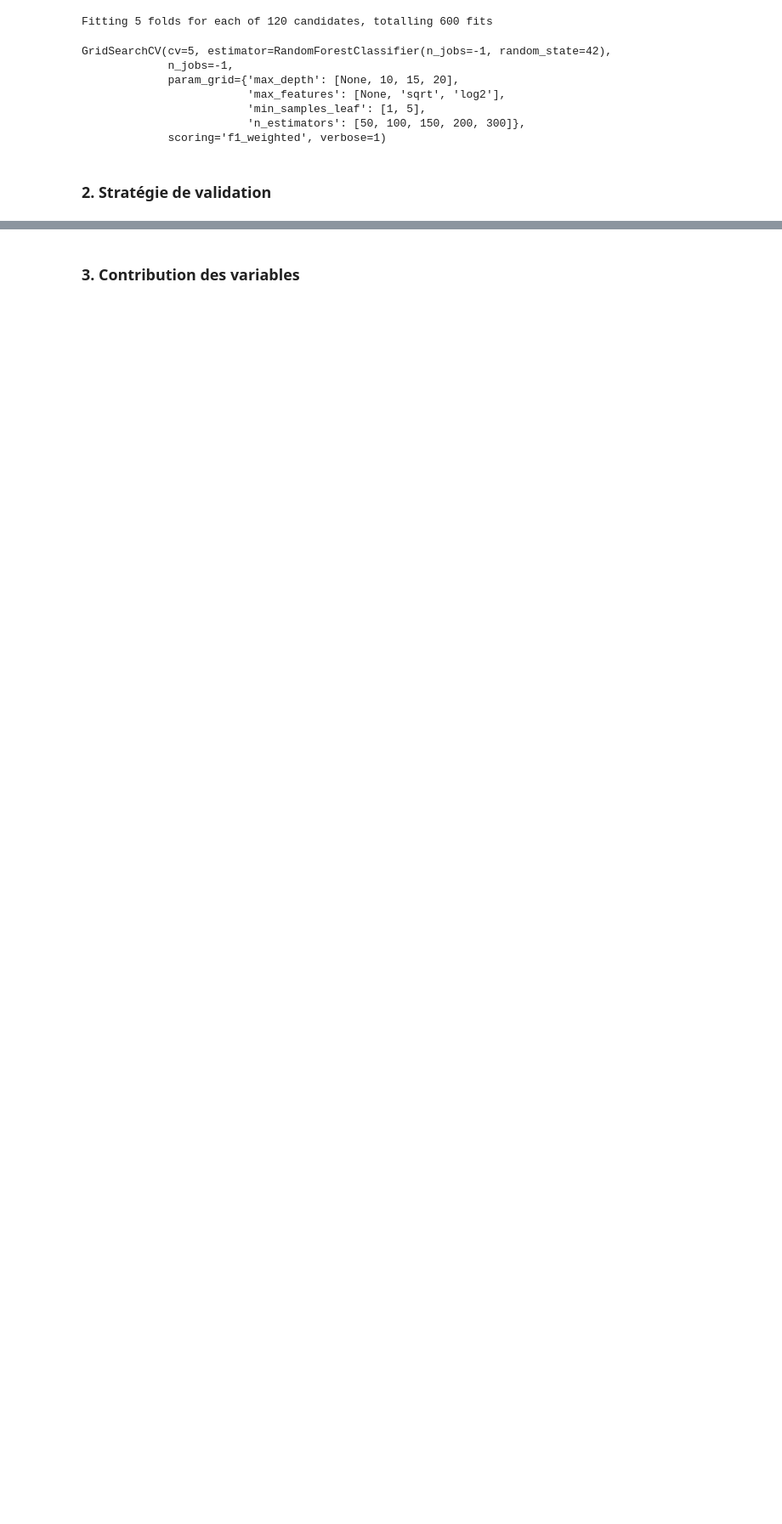
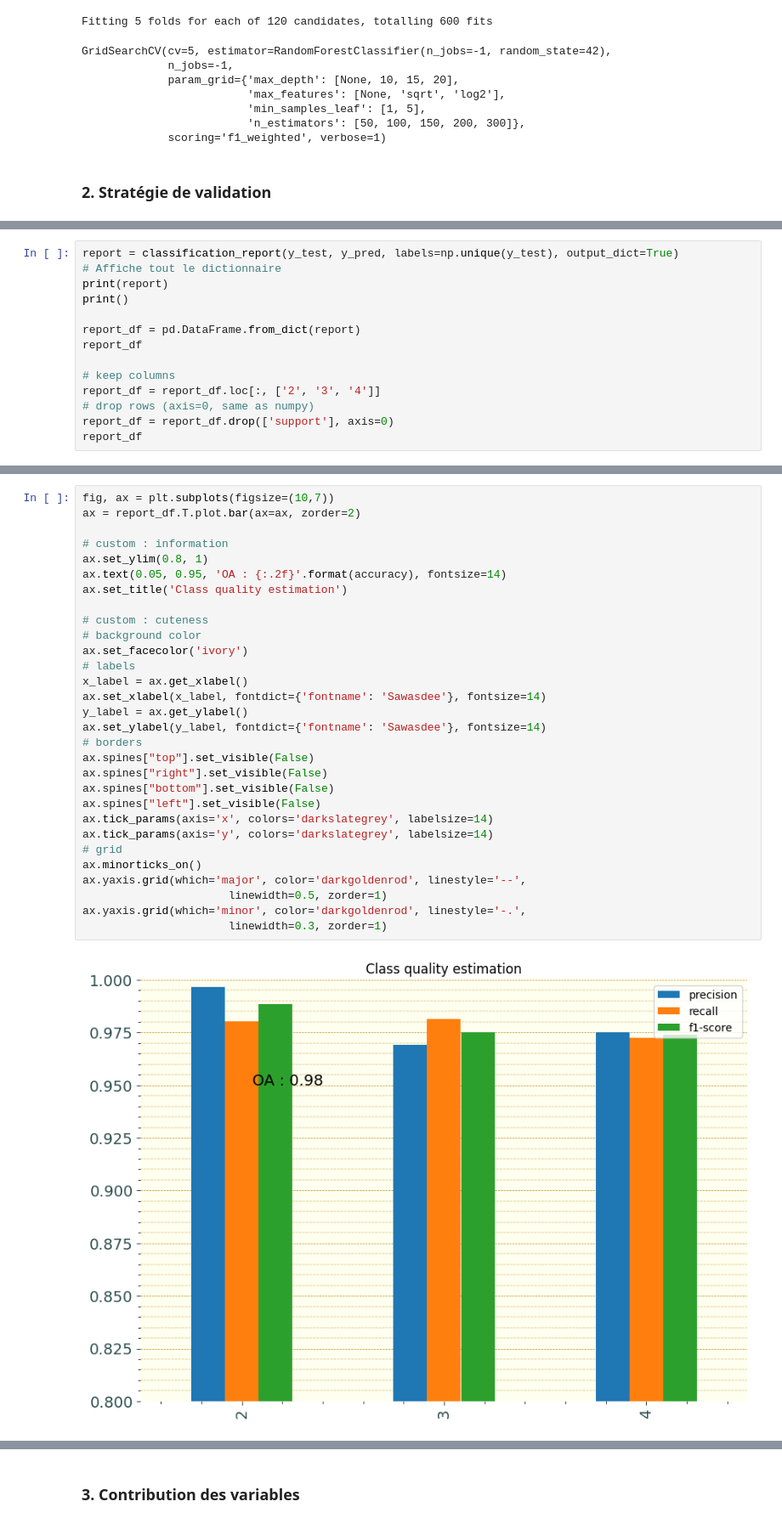
Before and after one commit to marion-billy/projet_telea_landes, a Jupyter notebook: projet_telea_BILLY_MARION.ipynb, the cells around one changed output, grey strips where cells are left out. Shown at 85% size. Saved outputs shown, nothing was run; the diff lists cells and outputs as text; blank space fills up the shorter version.

```diff
--- a/projet_telea_BILLY_MARION.ipynb
+++ b/projet_telea_BILLY_MARION.ipynb
@@ -486,0 +555,14 @@ Top 10 combinaisons d'hyperparamètres :
+# %%
+report = classification_report(y_test, y_pred, labels=np.unique(y_test), output_dict=True)
+# Affiche tout le dictionnaire
+print(report)
+print()
+
+report_df = pd.DataFrame.from_dict(report)
+report_df
+
+# keep columns
+report_df = report_df.loc[:, ['2', '3', '4']]
+# drop rows (axis=0, same as numpy)
+report_df = report_df.drop(['support'], axis=0)
+report_df
@@ -486,0 +575,32 @@ Top 10 combinaisons d'hyperparamètres :
+# %%
+fig, ax = plt.subplots(figsize=(10,7))
+ax = report_df.T.plot.bar(ax=ax, zorder=2)
+
+# custom : information
+ax.set_ylim(0.8, 1)
+ax.text(0.05, 0.95, 'OA : {:.2f}'.format(accuracy), fontsize=14)
+ax.set_title('Class quality estimation')
+
+# custom : cuteness
+# background color
+ax.set_facecolor('ivory')
+# labels
+x_label = ax.get_xlabel()
+ax.set_xlabel(x_label, fontdict={'fontname': 'Sawasdee'}, fontsize=14)
+y_label = ax.get_ylabel()
+ax.set_ylabel(y_label, fontdict={'fontname': 'Sawasdee'}, fontsize=14)
+# borders
+ax.spines["top"].set_visible(False)
+ax.spines["right"].set_visible(False)
+ax.spines["bottom"].set_visible(False)
+ax.spines["left"].set_visible(False)
+ax.tick_params(axis='x', colors='darkslategrey', labelsize=14)
+ax.tick_params(axis='y', colors='darkslategrey', labelsize=14)
+# grid
+ax.minorticks_on()
+ax.yaxis.grid(which='major', color='darkgoldenrod', linestyle='--',
+                      linewidth=0.5, zorder=1)
+ax.yaxis.grid(which='minor', color='darkgoldenrod', linestyle='-.',
+                      linewidth=0.3, zorder=1)
+# %% [output]
+[figure, added]
```
Also changed, not shown: parts of 12 cells of this notebook.
